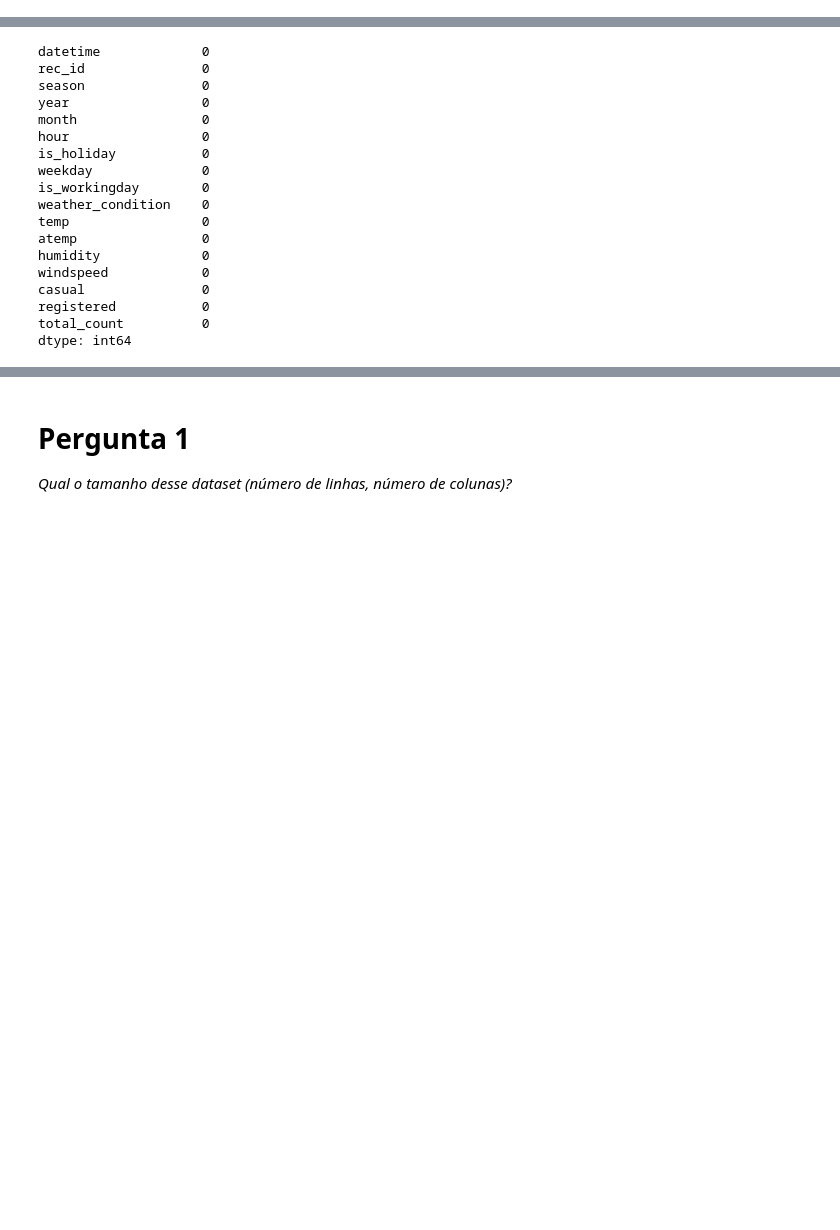
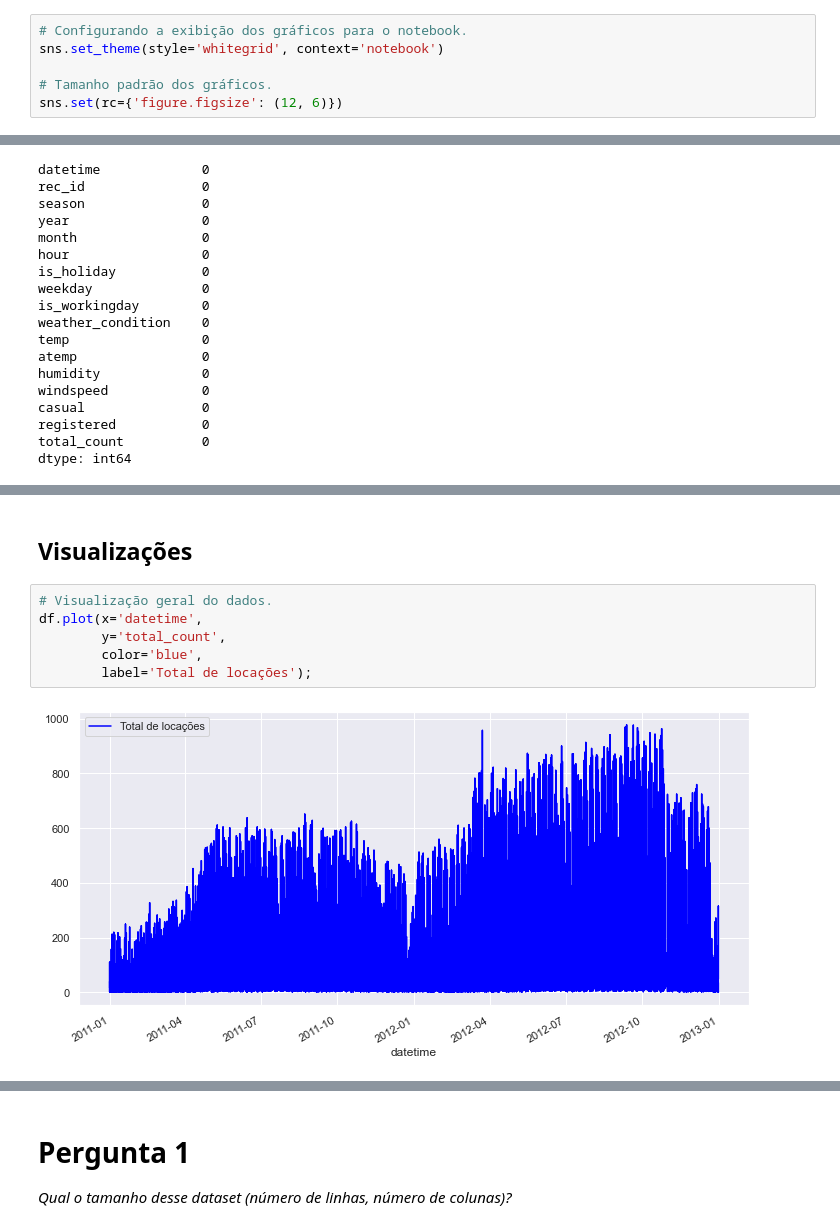
Before and after one commit to alexcamargos/DataScienceBootcampIGTI, a Jupyter notebook: Modulo_1/bike-sharing.ipynb, the cells around one changed output, grey strips where cells are left out. Drawn from its saved outputs; the diff is of its cells as text; blank space fills up the shorter version.

Commit message:
Bike-sharing: Análise de tendências de locações de bicicletas

```diff
--- a/Modulo_1/bike-sharing.ipynb
+++ b/Modulo_1/bike-sharing.ipynb
@@ -74,0 +86,6 @@ import pandas as pd
+# %%
+# Configurando a exibição dos gráficos para o notebook.
+sns.set_theme(style='whitegrid', context='notebook')
+
+# Tamanho padrão dos gráficos.
+sns.set(rc={'figure.figsize': (12, 6)})
@@ -134,0 +214,10 @@ dtype: int64
+# %% [markdown]
+## Visualizações
+# %%
+# Visualização geral do dados.
+df.plot(x='datetime',
+        y='total_count',
+        color='blue',
+        label='Total de locações');
+# %% [output]
+[figure, added]
```
Also changed, not shown: parts of 24 cells of this notebook, 1 other file.
